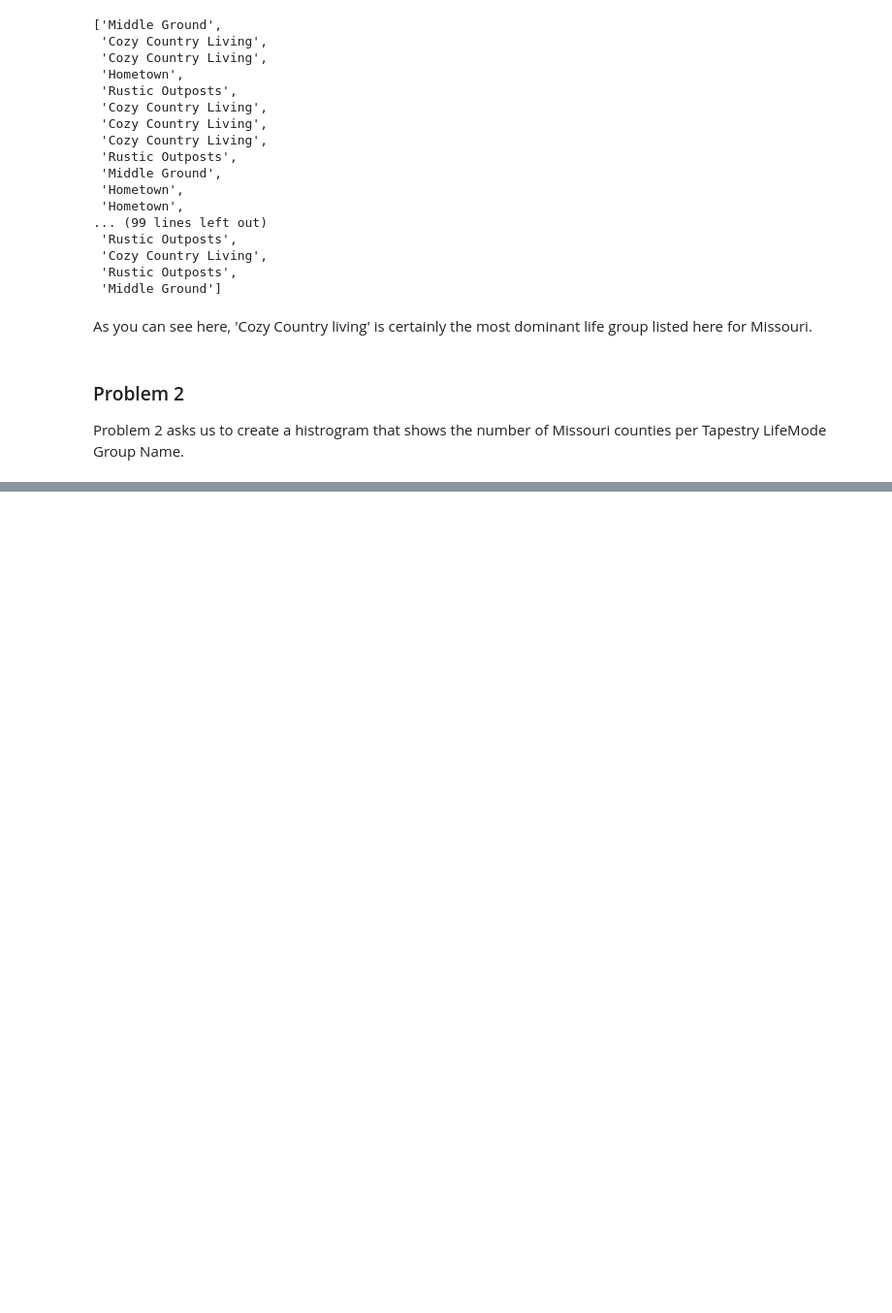
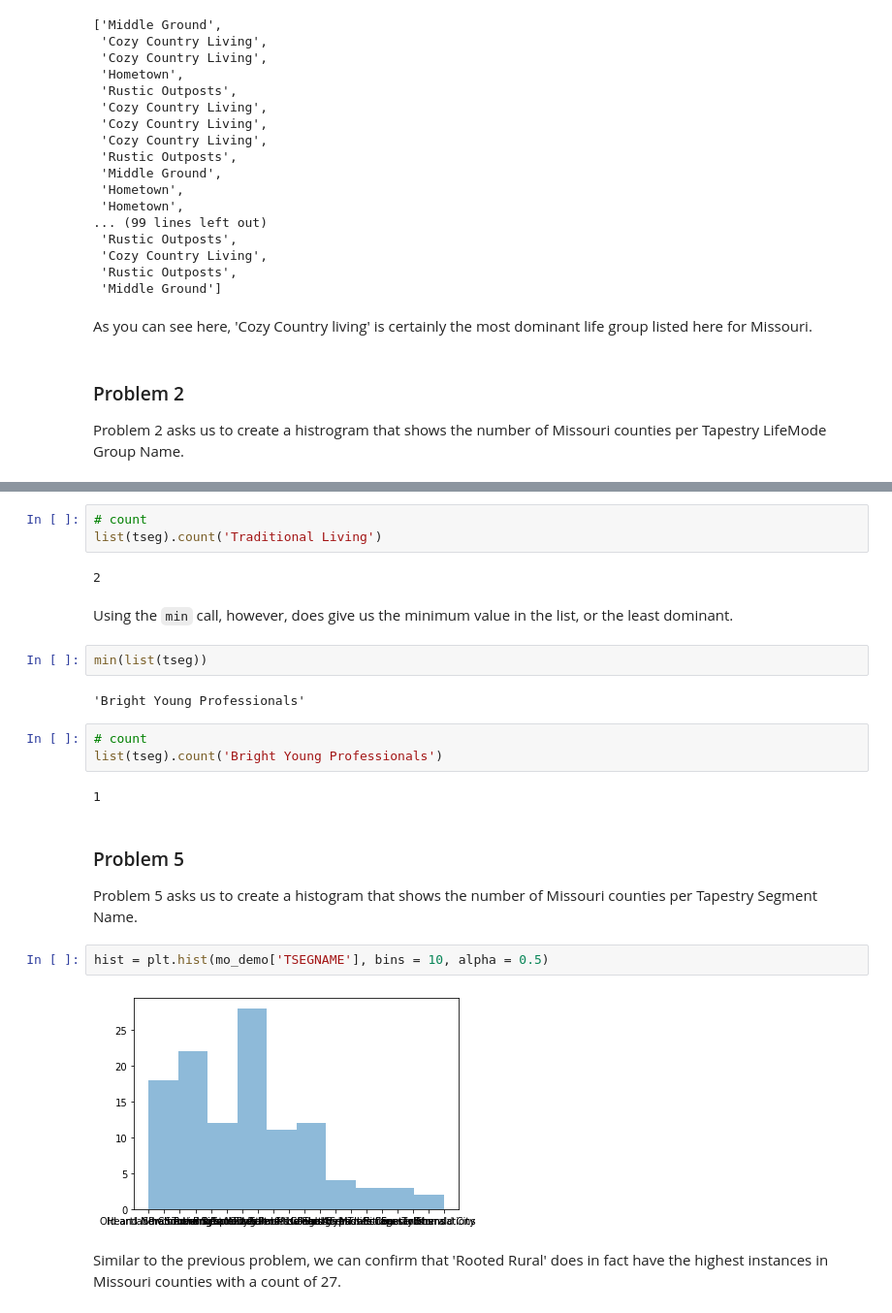
Before and after one commit to CarterHanford/python-programming-spring-2020, a Jupyter notebook: project 2/project 2 - problem 2.ipynb, the cells around one changed output, grey strips where cells are left out. Shown at 97% size. Cells and saved outputs as stored; diff of their text form; blank space fills up the shorter version.

```diff
--- a/project 2/project 2 - problem 2.ipynb
+++ b/project 2/project 2 - problem 2.ipynb
@@ -118,0 +196,25 @@ plt.hist(mo_demo['NAME'])
+# %%
+# count
+list(tseg).count('Traditional Living')
+# %% [output]
+2
+# %% [markdown]
+Using the `min` call, however, does give us the minimum value in the list, or the least dominant.
+# %%
+min(list(tseg))
+# %% [output]
+'Bright Young Professionals'
+# %%
+# count
+list(tseg).count('Bright Young Professionals')
+# %% [output]
+1
+# %% [markdown]
+### Problem 5
+Problem 5 asks us to create a histogram that shows the number of Missouri counties per Tapestry Segment Name.
+# %%
+hist = plt.hist(mo_demo['TSEGNAME'], bins = 10, alpha = 0.5)
+# %% [output]
+[figure, added]
+# %% [markdown]
+Similar to the previous problem, we can confirm that 'Rooted Rural' does in fact have the highest instances in Missouri counties with a count of 27.
```
Also changed, not shown: parts of 20 cells of this notebook.
